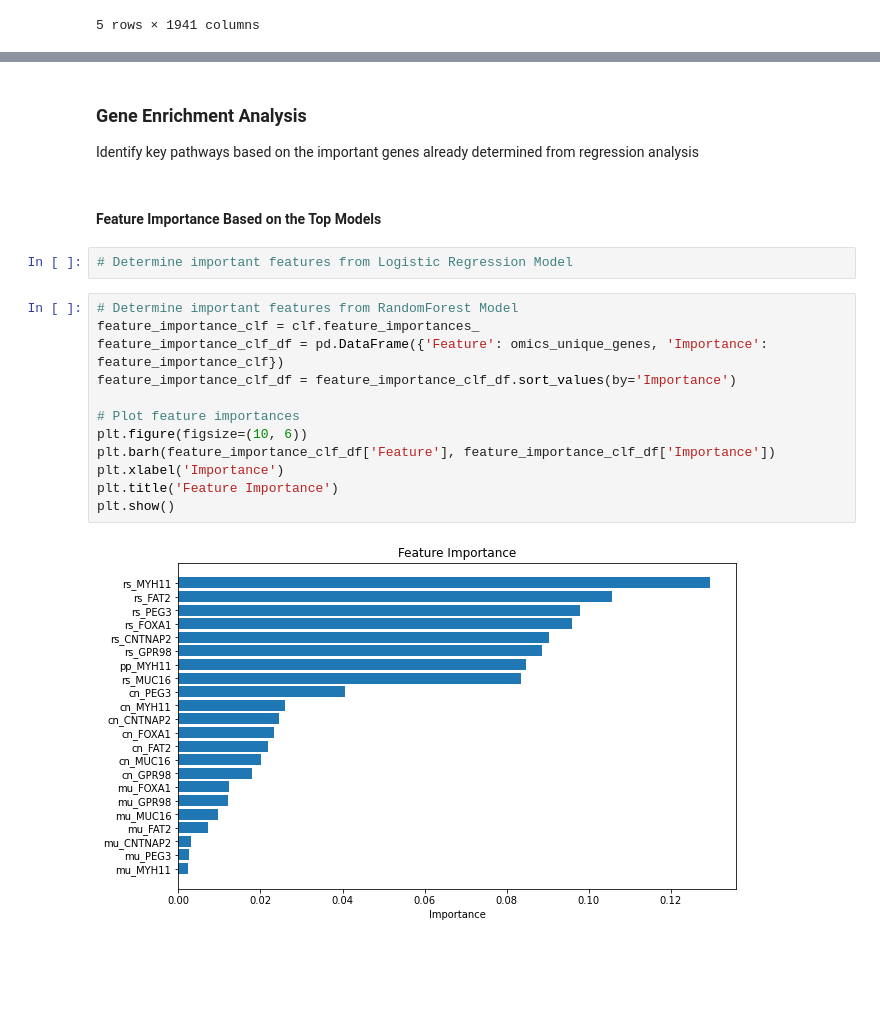
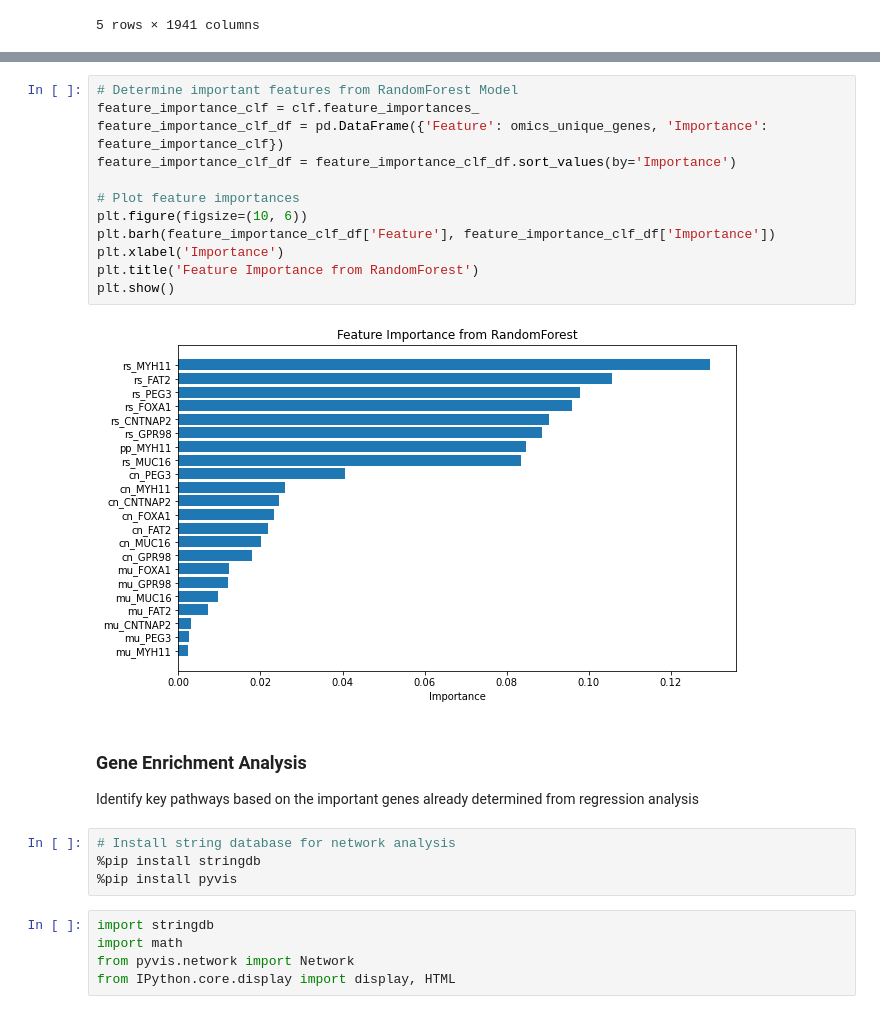
Before and after one commit to mehlu22/CSDS-458-Final-Project, a Jupyter notebook: final_code.ipynb, the cells around one changed output, grey strips where cells are left out. Cells and saved outputs as stored; diff of their text form; blank space fills up the shorter version.

```diff
--- a/final_code.ipynb
+++ b/final_code.ipynb
@@ -1052,22 +1054,27 @@ omics_unique_genes
+# %%
+# Determine important features from RandomForest Model
+feature_importance_clf = clf.feature_importances_
+feature_importance_clf_df = pd.DataFrame({'Feature': omics_unique_genes, 'Importance': feature_importance_clf})
+feature_importance_clf_df = feature_importance_clf_df.sort_values(by='Importance')
+
+# Plot feature importances
+plt.figure(figsize=(10, 6))
+plt.barh(feature_importance_clf_df['Feature'], feature_importance_clf_df['Importance'])
+plt.xlabel('Importance')
+plt.title('Feature Importance from RandomForest')
+plt.show()
+# %% [output]
+[figure, added]
 # %% [markdown]
 ### Gene Enrichment Analysis
 
 Identify key pathways based on the important genes already determined from regression analysis
-# %% [markdown]
-#### Feature Importance Based on the Top Models
-# %%
-# Determine important features from Logistic Regression Model
-# %%
-# Determine important features from RandomForest Model
-feature_importance_clf = clf.feature_importances_
-feature_importance_clf_df = pd.DataFrame({'Feature': omics_unique_genes, 'Importance': feature_importance_clf})
-feature_importance_clf_df = feature_importance_clf_df.sort_values(by='Importance')
-
-# Plot feature importances
-plt.figure(figsize=(10, 6))
-plt.barh(feature_importance_clf_df['Feature'], feature_importance_clf_df['Importance'])
-plt.xlabel('Importance')
-plt.title('Feature Importance')
-plt.show()
-# %% [output]
-[figure, removed]
+# %%
+# Install string database for network analysis
+%pip install stringdb
+%pip install pyvis
+# %%
+import stringdb
+import math
+from pyvis.network import Network
+from IPython.core.display import display, HTML
```
Also changed, not shown: parts of 12 cells of this notebook.
